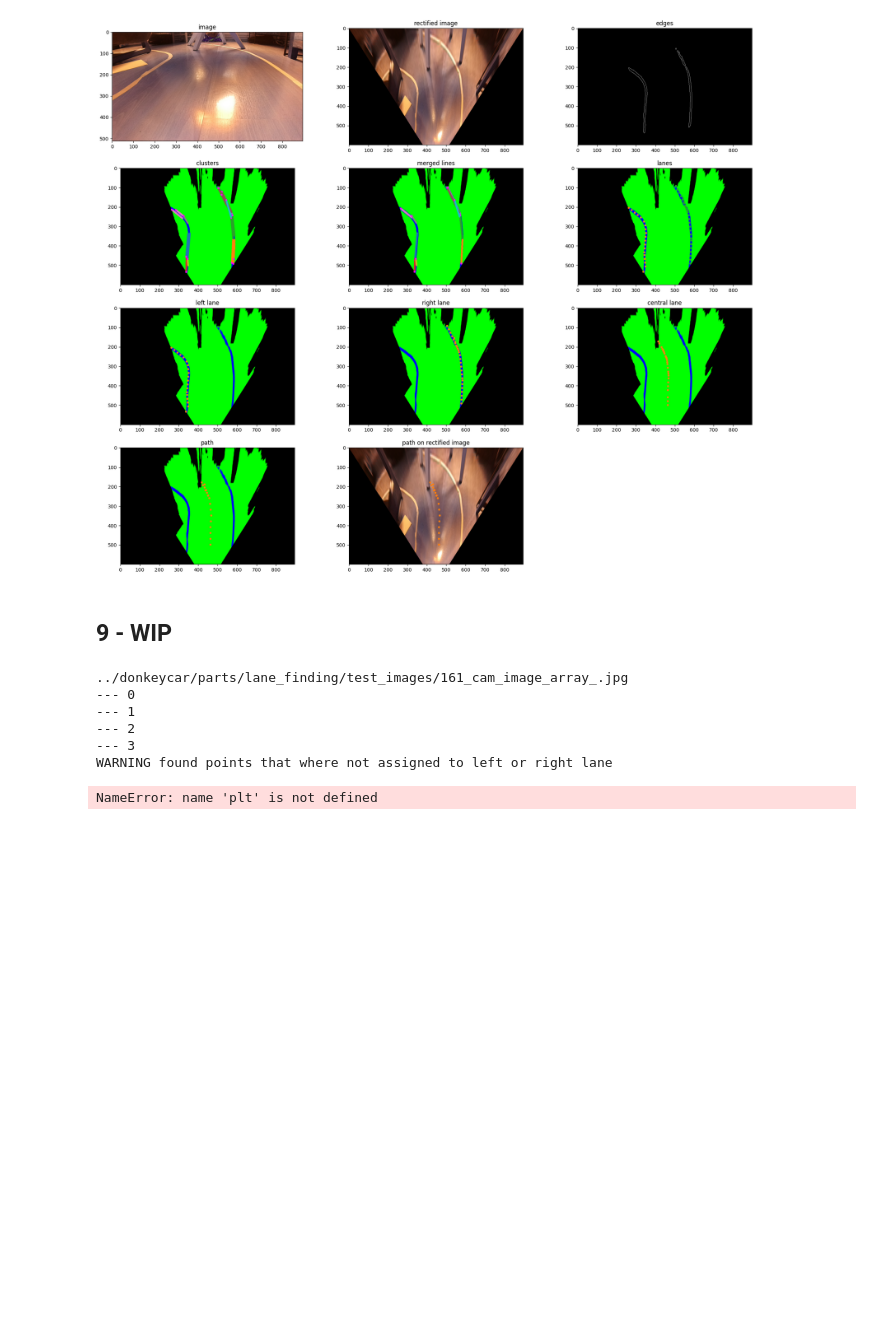
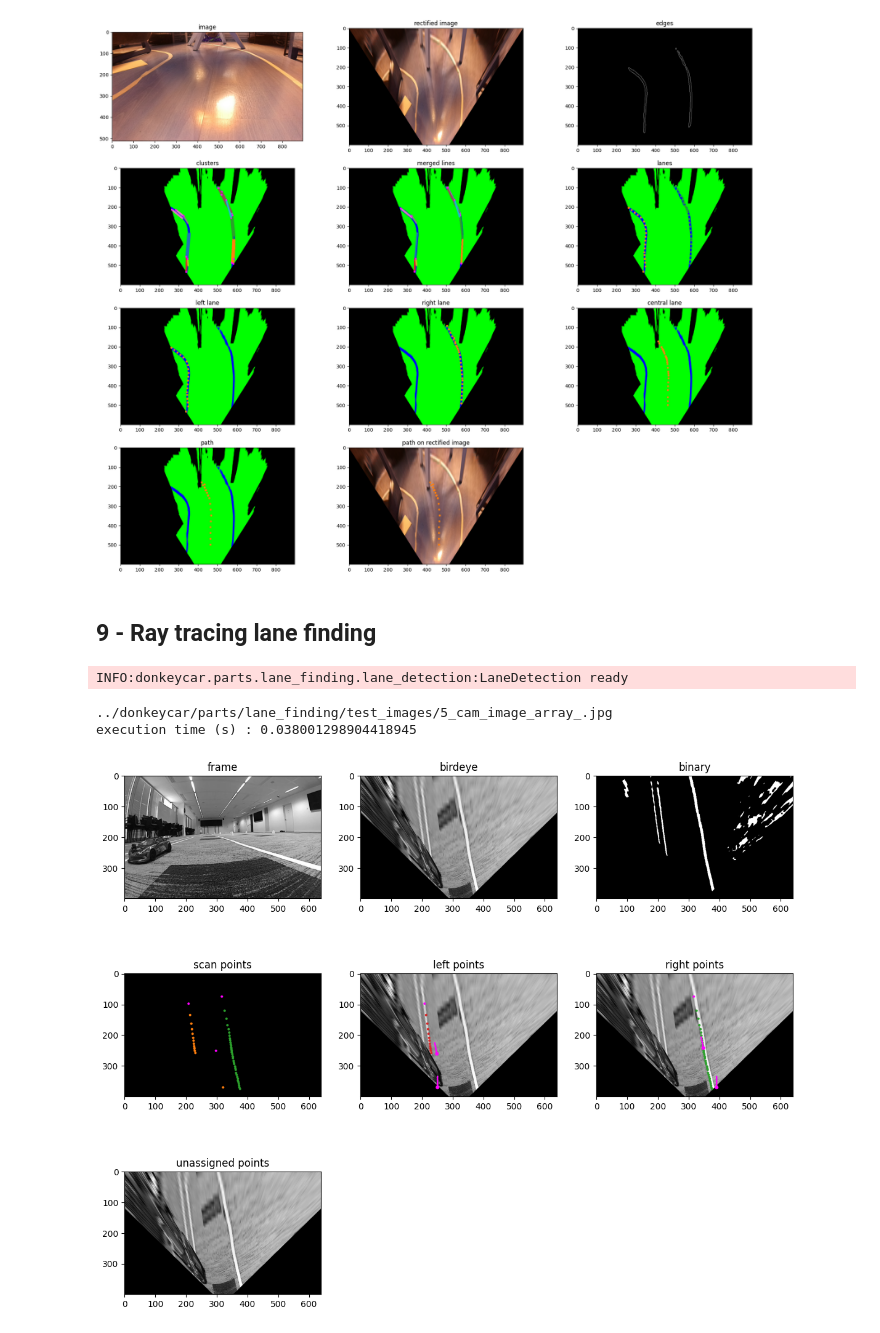
Before and after one commit to roboracingleague/donkeycar, a Jupyter notebook: notebooks/Image processing.ipynb, the cells around one changed output. Saved outputs shown, nothing was run; the diff lists cells and outputs as text; code cells hidden in the pictures; blank space fills up the shorter version.

Commit message:
lane detection part

```diff
--- a/notebooks/Image processing.ipynb
+++ b/notebooks/Image processing.ipynb
@@ -733,6 +733,6 @@ plt.show()
 # %% [output]
 merged lines count: 10
 [figure]
-# %% [markdown]
-## 9 - WIP
+# %% [markdown]
+## 9 - Ray tracing lane finding
 # %%
@@ -740,17 +741,15 @@ import donkeycar.parts.lane_finding.lane_detection2 as ld
 # %%
+importlib.reload(bin)
 importlib.reload(ld)
 
 files = glob.glob("../donkeycar/parts/lane_finding/test_images/*.jpg")
 files.sort()
 #print(files)
-number = '161' #'294b'
+number = '5' #'294b'
 image_name = '../donkeycar/parts/lane_finding/test_images/' + number + '_cam_image_array_.jpg'
 ld.main(image_name)
 # %% [output]
-../donkeycar/parts/lane_finding/test_images/161_cam_image_array_.jpg
---- 0
---- 1
---- 2
---- 3
-WARNING found points that where not assigned to left or right lane
+INFO:donkeycar.parts.lane_finding.lane_detection:LaneDetection ready
-NameError: name 'plt' is not defined
+../donkeycar/parts/lane_finding/test_images/5_cam_image_array_.jpg
+execution time (s) : 0.038001298904418945
+[figure, added]
```
Also changed, not shown: parts of 1 cell of this notebook, 3 other files.
